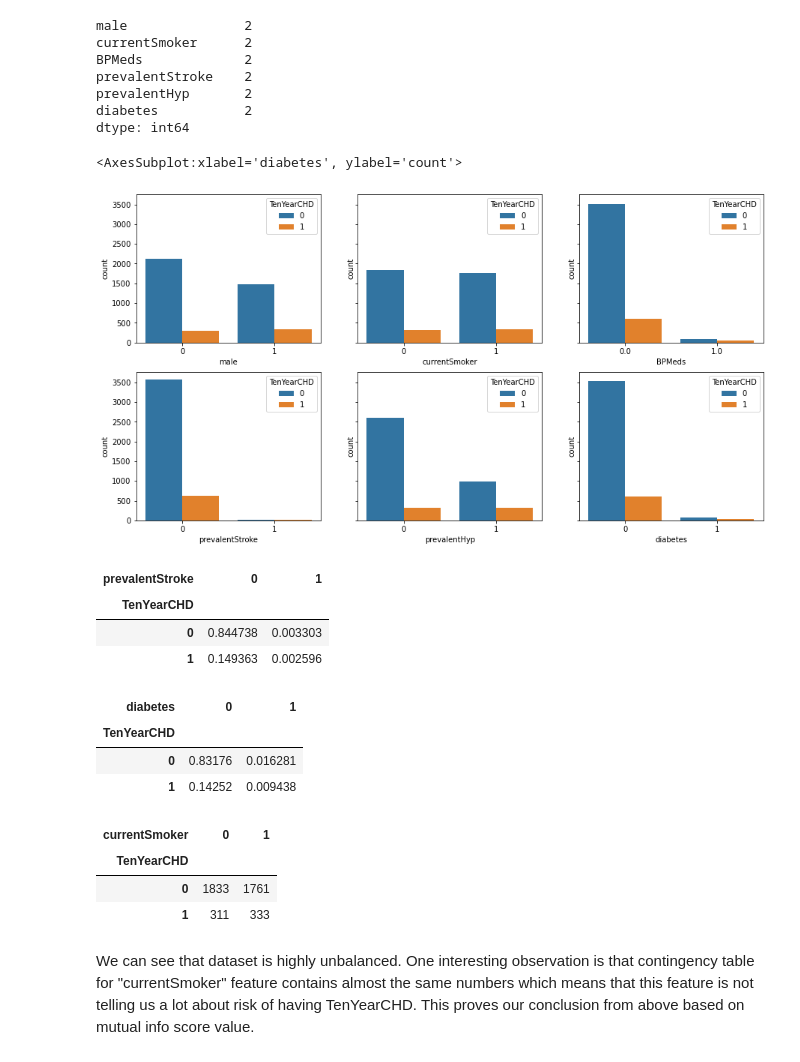
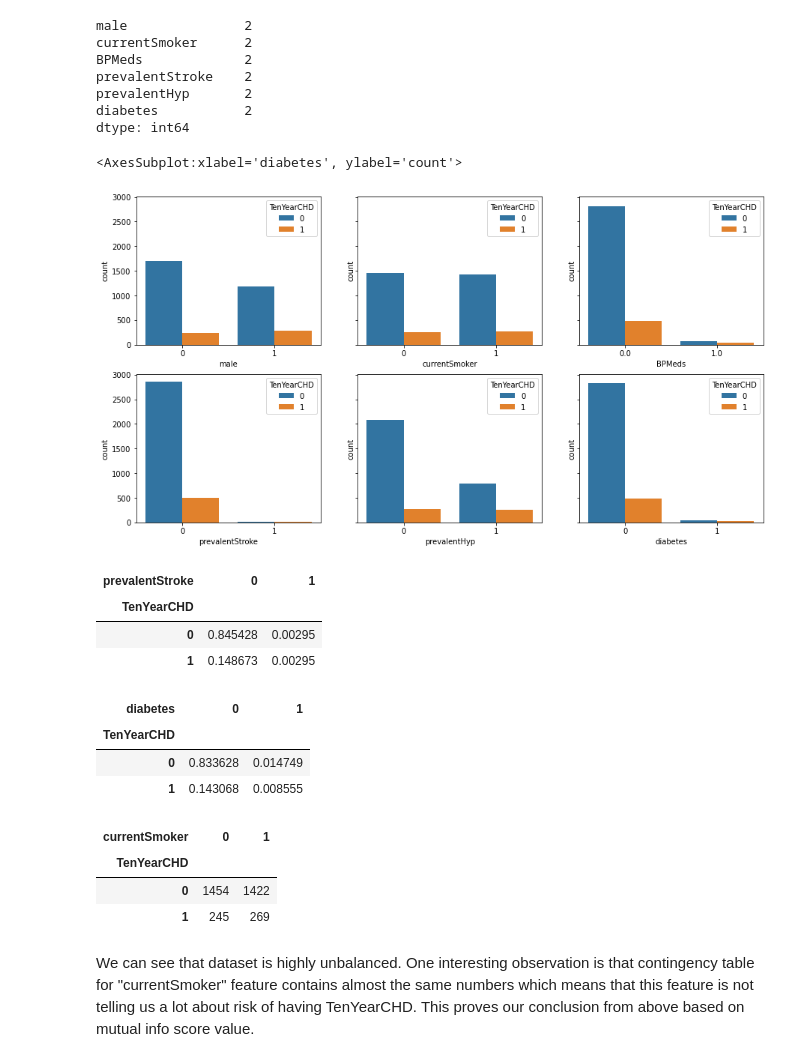
Before and after one commit to DZorikhin/heart-desease-pred, a Jupyter notebook: heart-desease-prediction.ipynb, the cells around one changed output. Saved outputs shown, nothing was run; the diff lists cells and outputs as text; code cells hidden in the pictures.

```diff
--- a/heart-desease-prediction.ipynb
+++ b/heart-desease-prediction.ipynb
@@ -208,0 +213,3 @@ dtype: int64
+# %%
+df_full_train, df_test = train_test_split(df, test_size=0.2, random_state=13)
+df_train, df_val = train_test_split(df_full_train, test_size=0.25, random_state=13)
@@ -321,36 +343,36 @@ dtype: int64
 # %%
 _, axes = plt.subplots(2, 3, sharey=True, figsize=(15, 8))
 
-sns.countplot(x='male', hue='TenYearCHD', data=df, ax=axes[0, 0])
-sns.countplot(x='currentSmoker', hue='TenYearCHD', data=df, ax=axes[0, 1])
-sns.countplot(x='BPMeds', hue='TenYearCHD', data=df, ax=axes[0, 2])
-sns.countplot(x='prevalentStroke', hue='TenYearCHD', data=df, ax=axes[1, 0])
-sns.countplot(x='prevalentHyp', hue='TenYearCHD', data=df, ax=axes[1, 1])
-sns.countplot(x='diabetes', hue='TenYearCHD', data=df, ax=axes[1, 2])
+sns.countplot(x='male', hue='TenYearCHD', data=df_full_train, ax=axes[0, 0])
+sns.countplot(x='currentSmoker', hue='TenYearCHD', data=df_full_train, ax=axes[0, 1])
+sns.countplot(x='BPMeds', hue='TenYearCHD', data=df_full_train, ax=axes[0, 2])
+sns.countplot(x='prevalentStroke', hue='TenYearCHD', data=df_full_train, ax=axes[1, 0])
+sns.countplot(x='prevalentHyp', hue='TenYearCHD', data=df_full_train, ax=axes[1, 1])
+sns.countplot(x='diabetes', hue='TenYearCHD', data=df_full_train, ax=axes[1, 2])
 # %% [output]
 <AxesSubplot:xlabel='diabetes', ylabel='count'>
-[figure, old version]
+[figure, new version]
 # %%
-pd.crosstab(df['TenYearCHD'], df['prevalentStroke'], normalize=True)
+pd.crosstab(df_full_train['TenYearCHD'], df_full_train['prevalentStroke'], normalize=True)
 # %% [output]
 | prevalentStroke | 0 | 1 |
 | TenYearCHD |  |  |
-| 0 | 0.844738 | 0.003303 |
-| 1 | 0.149363 | 0.002596 |
+| 0 | 0.845428 | 0.00295 |
+| 1 | 0.148673 | 0.00295 |
 # %%
-pd.crosstab(df['TenYearCHD'], df['diabetes'], normalize=True)
+pd.crosstab(df_full_train['TenYearCHD'], df_full_train['diabetes'], normalize=True)
 # %% [output]
 | diabetes | 0 | 1 |
 | TenYearCHD |  |  |
-| 0 | 0.83176 | 0.016281 |
-| 1 | 0.14252 | 0.009438 |
+| 0 | 0.833628 | 0.014749 |
+| 1 | 0.143068 | 0.008555 |
 # %%
-pd.crosstab(df['TenYearCHD'], df['currentSmoker'])
+pd.crosstab(df_full_train['TenYearCHD'], df_full_train['currentSmoker'])
 # %% [output]
 | currentSmoker | 0 | 1 |
 | TenYearCHD |  |  |
-| 0 | 1833 | 1761 |
-| 1 | 311 | 333 |
+| 0 | 1454 | 1422 |
+| 1 | 245 | 269 |
 # %% [markdown]
 We can see that dataset is highly unbalanced. One interesting observation is that contingency table for "currentSmoker" feature contains almost the same numbers which means that this feature is not telling us a lot about risk of having TenYearCHD. This proves our conclusion from above based on mutual info score value.
 # %% [markdown]
```
Also changed, not shown: parts of 37 cells of this notebook.
